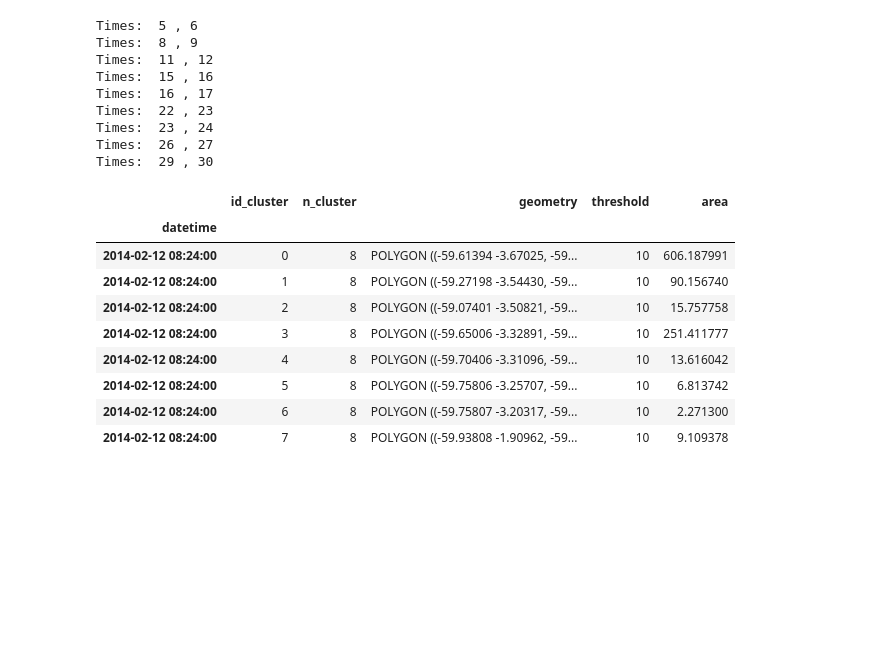
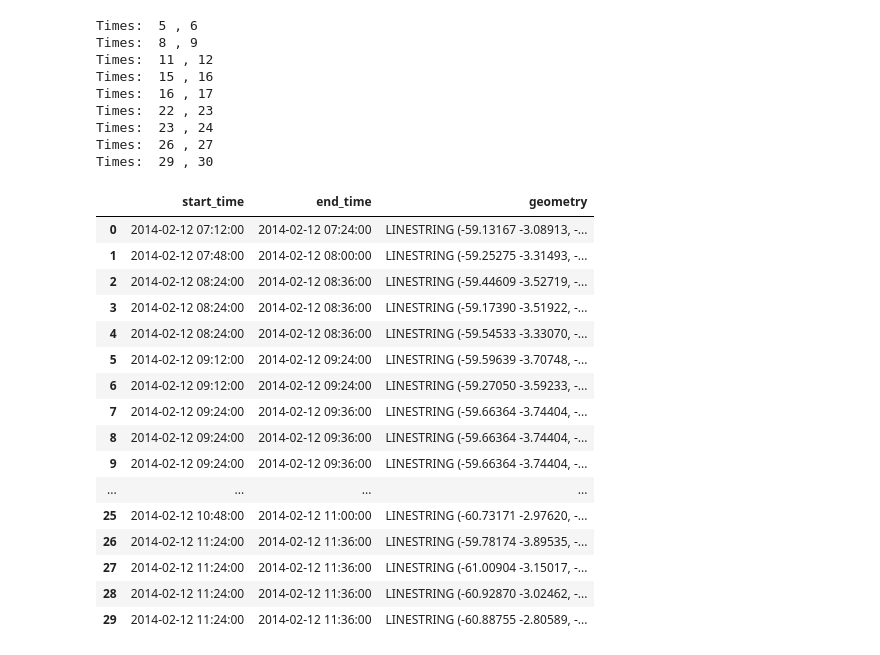
Before and after one commit to helvecioneto/CAP-359, a Jupyter notebook: 01-EDA.ipynb, the cells around one changed output. Drawn from its saved outputs; the diff is of its cells as text; code cells hidden in the pictures; blank space fills up the shorter version.

```diff
--- a/01-EDA.ipynb
+++ b/01-EDA.ipynb
@@ -481,8 +467,0 @@ for i, row in track.iterrows():
-# %%
-track['t1'] = center1
-track['t2'] = center2
-# %%
-track['geometry'] = [LineString(xy) for xy in zip(track.t1,track.t2)]
-# %%
-track = track.drop(['geom1','geom2','t1','t2'], axis = 1)
-track[['start_time','end_time']] = track[['start_time','end_time']].astype(str)
@@ -601,16 +550,3 @@ Times:  22 , 23
 Times:  23 , 24
 Times:  26 , 27
 Times:  29 , 30
-# %%
-time[11]
-# %% [output]
-|  | id_cluster | n_cluster | geometry | threshold | area |
-| datetime |  |  |  |  |  |
-| 2014-02-12 08:24:00 | 0 | 8 | POLYGON ((-59.61394 -3.67025, -59... | 10 | 606.187991 |
-| 2014-02-12 08:24:00 | 1 | 8 | POLYGON ((-59.27198 -3.54430, -59... | 10 | 90.156740 |
-| 2014-02-12 08:24:00 | 2 | 8 | POLYGON ((-59.07401 -3.50821, -59... | 10 | 15.757758 |
-| 2014-02-12 08:24:00 | 3 | 8 | POLYGON ((-59.65006 -3.32891, -59... | 10 | 251.411777 |
-| 2014-02-12 08:24:00 | 4 | 8 | POLYGON ((-59.70406 -3.31096, -59... | 10 | 13.616042 |
-| 2014-02-12 08:24:00 | 5 | 8 | POLYGON ((-59.75806 -3.25707, -59... | 10 | 6.813742 |
-| 2014-02-12 08:24:00 | 6 | 8 | POLYGON ((-59.75807 -3.20317, -59... | 10 | 2.271300 |
-| 2014-02-12 08:24:00 | 7 | 8 | POLYGON ((-59.93808 -1.90962, -59... | 10 | 9.109378 |
@@ -616,0 +555,21 @@ time[11]
+# %%
+track = track.reset_index()
+track
+# %% [output]
+|  | start_time | end_time | geometry |
+| 0 | 2014-02-12 07:12:00 | 2014-02-12 07:24:00 | LINESTRING (-59.13167 -3.08913, -... |
+| 1 | 2014-02-12 07:48:00 | 2014-02-12 08:00:00 | LINESTRING (-59.25275 -3.31493, -... |
+| 2 | 2014-02-12 08:24:00 | 2014-02-12 08:36:00 | LINESTRING (-59.44609 -3.52719, -... |
+| 3 | 2014-02-12 08:24:00 | 2014-02-12 08:36:00 | LINESTRING (-59.17390 -3.51922, -... |
+| 4 | 2014-02-12 08:24:00 | 2014-02-12 08:36:00 | LINESTRING (-59.54533 -3.33070, -... |
+| 5 | 2014-02-12 09:12:00 | 2014-02-12 09:24:00 | LINESTRING (-59.59639 -3.70748, -... |
+| 6 | 2014-02-12 09:12:00 | 2014-02-12 09:24:00 | LINESTRING (-59.27050 -3.59233, -... |
+| 7 | 2014-02-12 09:24:00 | 2014-02-12 09:36:00 | LINESTRING (-59.66364 -3.74404, -... |
+| 8 | 2014-02-12 09:24:00 | 2014-02-12 09:36:00 | LINESTRING (-59.66364 -3.74404, -... |
+| 9 | 2014-02-12 09:24:00 | 2014-02-12 09:36:00 | LINESTRING (-59.66364 -3.74404, -... |
+| ... | ... | ... | ... |
+| 25 | 2014-02-12 10:48:00 | 2014-02-12 11:00:00 | LINESTRING (-60.73171 -2.97620, -... |
+| 26 | 2014-02-12 11:24:00 | 2014-02-12 11:36:00 | LINESTRING (-59.78174 -3.89535, -... |
+| 27 | 2014-02-12 11:24:00 | 2014-02-12 11:36:00 | LINESTRING (-61.00904 -3.15017, -... |
+| 28 | 2014-02-12 11:24:00 | 2014-02-12 11:36:00 | LINESTRING (-60.92870 -3.02462, -... |
+| 29 | 2014-02-12 11:24:00 | 2014-02-12 11:36:00 | LINESTRING (-60.88755 -2.80589, -... |
```
Also changed, not shown: parts of 39 cells of this notebook.
